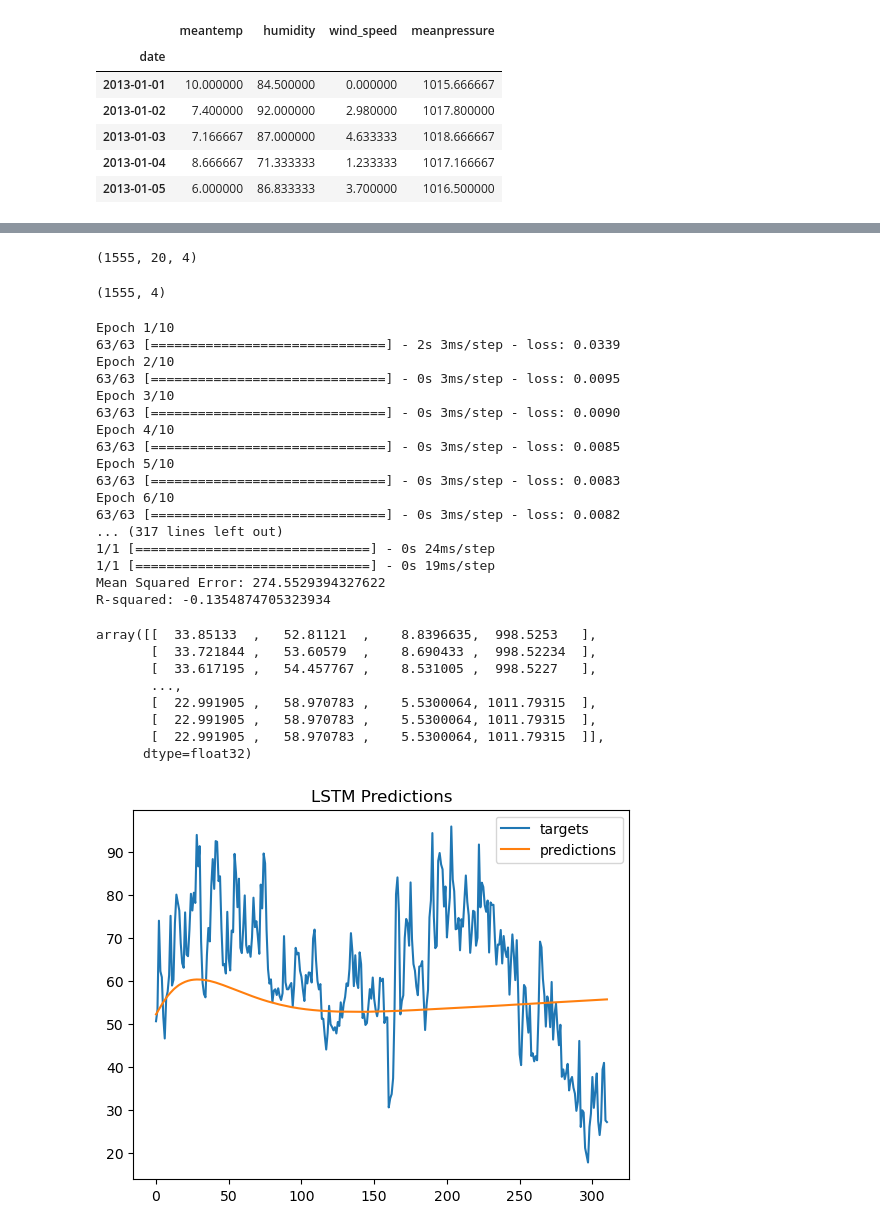
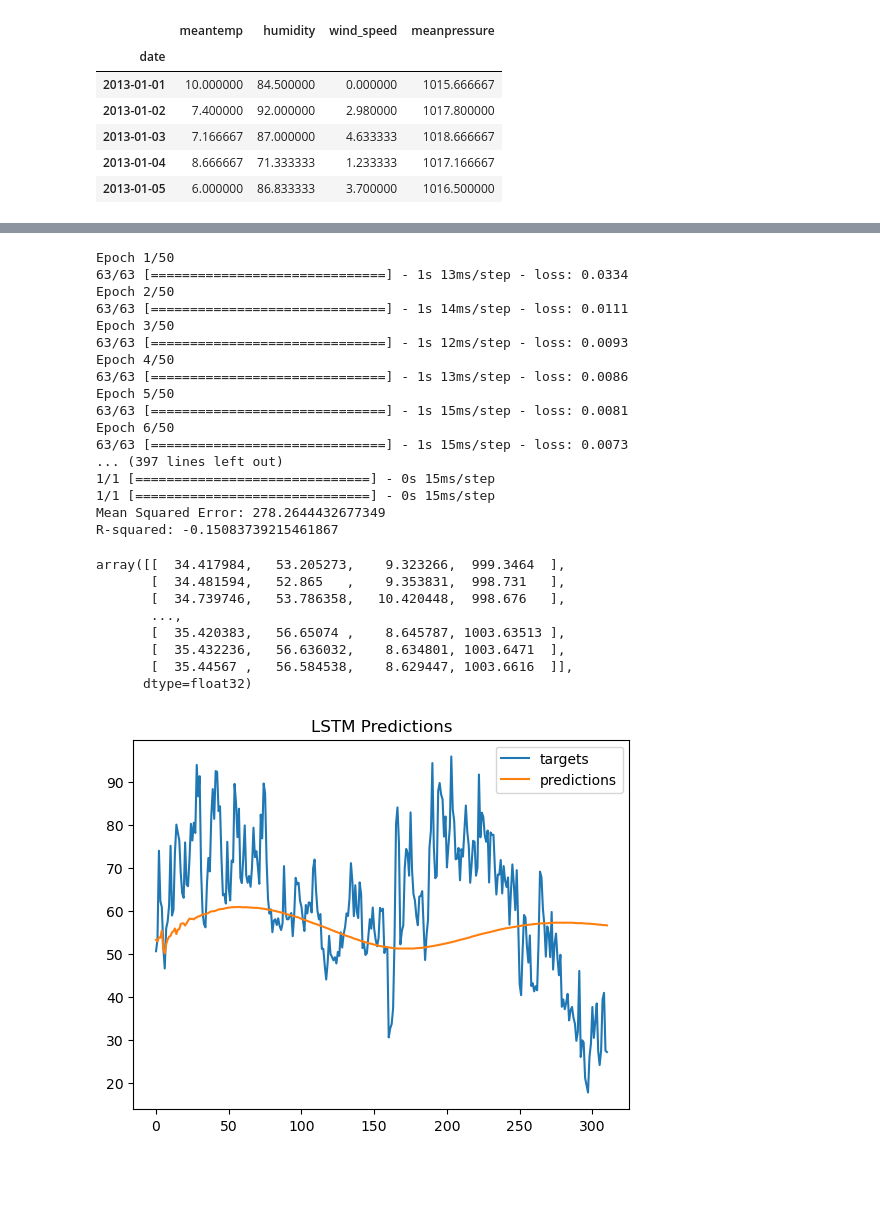
Before and after one commit to borek963/ADAML_climate_A2, a Jupyter notebook: modeling.ipynb, the cells around one changed output, grey strips where cells are left out. Saved outputs shown, nothing was run; the diff lists cells and outputs as text; code cells hidden in the pictures; blank space fills up the shorter version.

Commit message:
RNN unit option added

```diff
--- a/modeling.ipynb
+++ b/modeling.ipynb
@@ -48,48 +48,40 @@ ar_model.plot_validation_pred_target()
 # %%
-from lstm_model import LstmModel
+from rnn_model import RnnModel
 
-lstm_model = LstmModel(df)
+base_model = RnnModel(df, unit_type="base")
-# %%
-lstm_model.X.shape
-# %% [output]
-(1555, 20, 4)
-# %%
-lstm_model.Y.shape
-# %% [output]
-(1555, 4)
 # %%
-lstm_model.train(epochs=10)
+base_model.train(epochs=50)
 # %% [output]
-Epoch 1/10
-63/63 [==============================] - 2s 3ms/step - loss: 0.0339
-Epoch 2/10
-63/63 [==============================] - 0s 3ms/step - loss: 0.0095
-Epoch 3/10
-63/63 [==============================] - 0s 3ms/step - loss: 0.0090
-Epoch 4/10
-63/63 [==============================] - 0s 3ms/step - loss: 0.0085
-Epoch 5/10
-63/63 [==============================] - 0s 3ms/step - loss: 0.0083
-Epoch 6/10
-63/63 [==============================] - 0s 3ms/step - loss: 0.0082
-... (317 lines left out)
-1/1 [==============================] - 0s 24ms/step
-1/1 [==============================] - 0s 19ms/step
-Mean Squared Error: 274.5529394327622
-R-squared: -0.1354874705323934
+Epoch 1/50
+63/63 [==============================] - 1s 13ms/step - loss: 0.0334
+Epoch 2/50
+63/63 [==============================] - 1s 14ms/step - loss: 0.0111
+Epoch 3/50
+63/63 [==============================] - 1s 12ms/step - loss: 0.0093
+Epoch 4/50
+63/63 [==============================] - 1s 13ms/step - loss: 0.0086
+Epoch 5/50
+63/63 [==============================] - 1s 15ms/step - loss: 0.0081
+Epoch 6/50
+63/63 [==============================] - 1s 15ms/step - loss: 0.0073
+... (397 lines left out)
+1/1 [==============================] - 0s 15ms/step
+1/1 [==============================] - 0s 15ms/step
+Mean Squared Error: 278.2644432677349
+R-squared: -0.15083739215461867
 # %%
 import numpy as np
-np.array(lstm_model.validation_predictions)
+np.array(base_model.validation_predictions)
 # %% [output]
-array([[  33.85133  ,   52.81121  ,    8.8396635,  998.5253   ],
-       [  33.721844 ,   53.60579  ,    8.690433 ,  998.52234  ],
-       [  33.617195 ,   54.457767 ,    8.531005 ,  998.5227   ],
+array([[  34.417984,   53.205273,    9.323266,  999.3464  ],
+       [  34.481594,   52.865   ,    9.353831,  998.731   ],
+       [  34.739746,   53.786358,   10.420448,  998.676   ],
        ...,
-       [  22.991905 ,   58.970783 ,    5.5300064, 1011.79315  ],
-       [  22.991905 ,   58.970783 ,    5.5300064, 1011.79315  ],
-       [  22.991905 ,   58.970783 ,    5.5300064, 1011.79315  ]],
+       [  35.420383,   56.65074 ,    8.645787, 1003.63513 ],
+       [  35.432236,   56.636032,    8.634801, 1003.6471  ],
+       [  35.44567 ,   56.584538,    8.629447, 1003.6616  ]],
       dtype=float32)
 # %%
-lstm_model.plot_validation_pred_target()
+base_model.plot_validation_pred_target()
 # %% [output]
-[figure, old version]
+[figure, new version]
```
Also changed, not shown: parts of 7 cells of this notebook, 2 other files.
